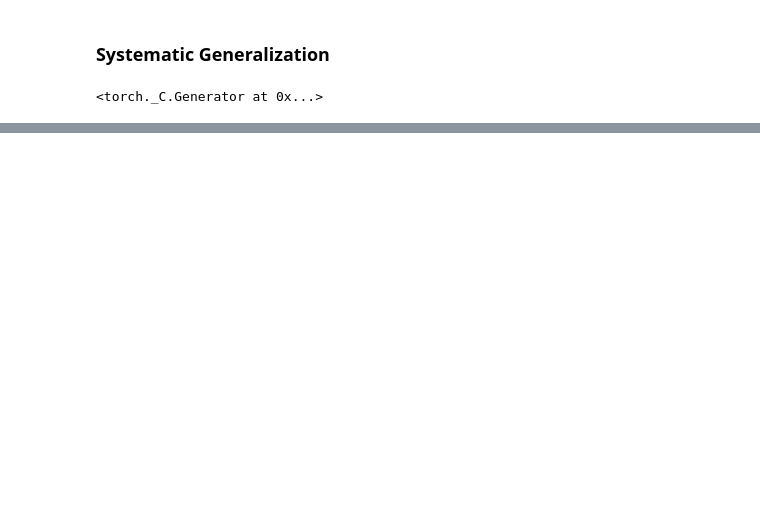
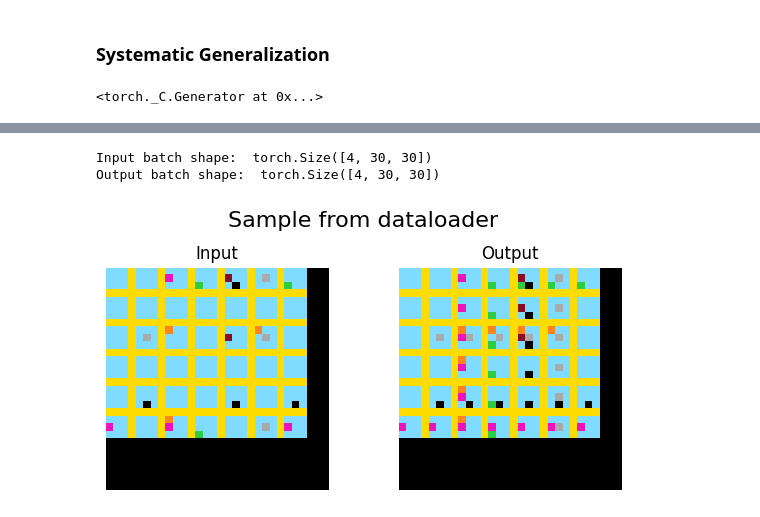
Before and after one commit to ktroyan/visualreasoning, a Jupyter notebook: REARC/create_rearc_datasets.ipynb, the cells around one changed output, grey strips where cells are left out. Cells and saved outputs as stored; diff of their text form; code cells hidden in the pictures; blank space fills up the shorter version.

```diff
--- a/REARC/create_rearc_datasets.ipynb
+++ b/REARC/create_rearc_datasets.ipynb
@@ -636,3 +716,10 @@ Output batch shape:  torch.Size([4, 30, 30])
+# %%
+dataset_test_path = "./final_datasets/sys-gen/exp_setting_1/experiment_2/val.json"
+check_REARC_dataloader(dataset_test_path, use_dataloader_padding=True)
+# %% [output]
+Input batch shape:  torch.Size([4, 30, 30])
+Output batch shape:  torch.Size([4, 30, 30])
+[figure, added]
 # %%
 dataset_test_path = "./final_datasets/sys-gen/exp_setting_1/experiment_2/test.json"
 check_REARC_dataloader(dataset_test_path, use_dataloader_padding=True)
```
Also changed, not shown: parts of 17 cells of this notebook.
